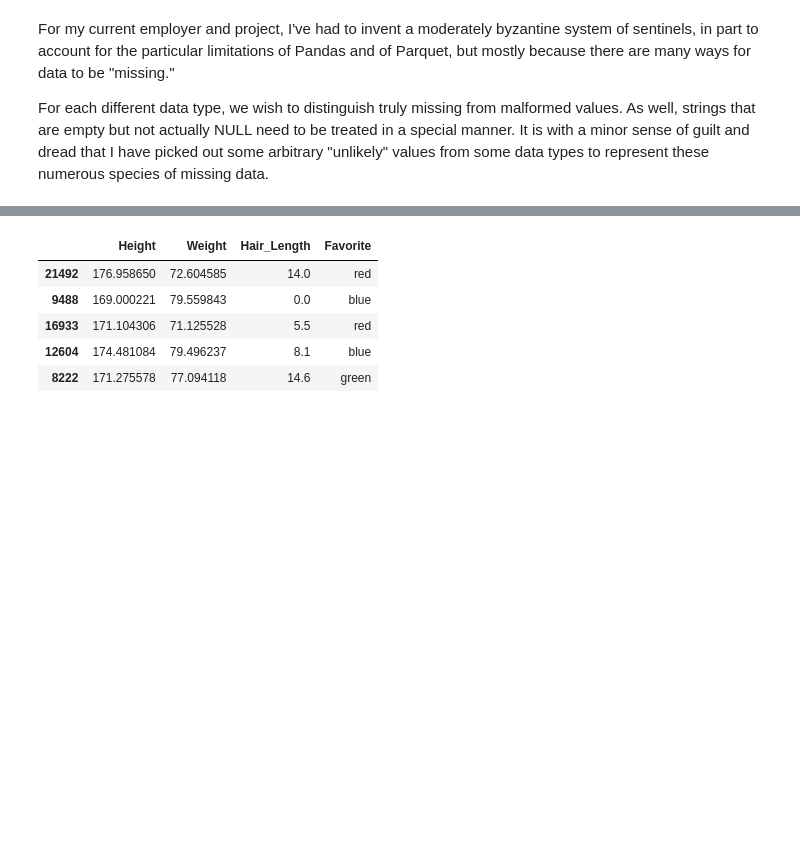
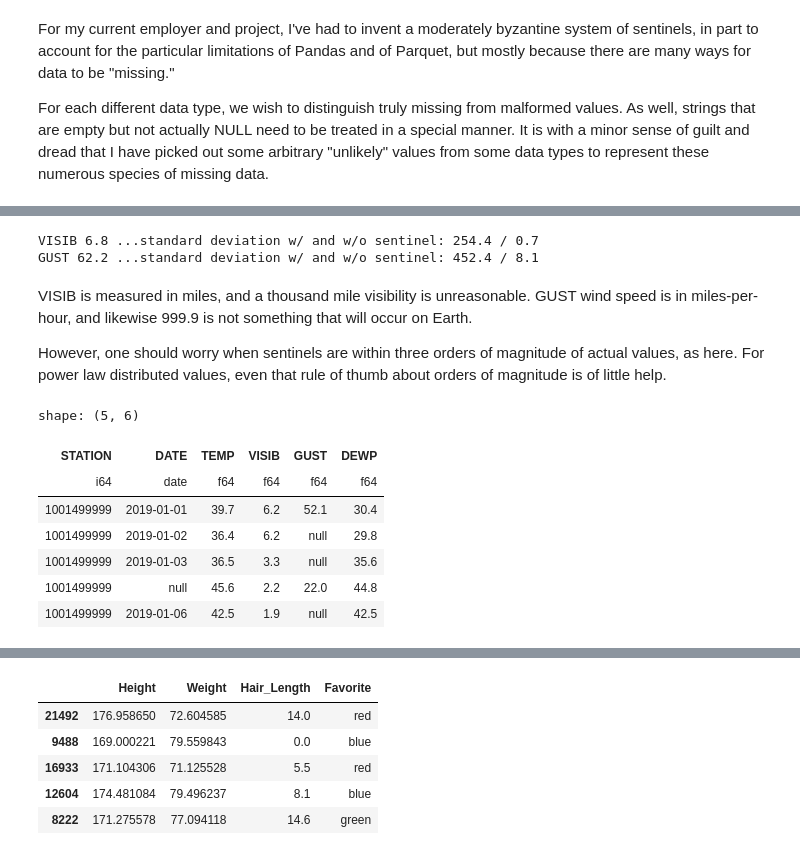
Before and after one commit to DavidMertz/CleaningDataVideo, a Jupyter notebook: Anomaly_Detection.ipynb, the cells around one changed output, grey strips where cells are left out. Saved outputs shown, nothing was run; the diff lists cells and outputs as text; code cells hidden in the pictures; blank space fills up the shorter version.

```diff
--- a/Anomaly_Detection.ipynb
+++ b/Anomaly_Detection.ipynb
@@ -306,0 +260,31 @@ Minimum, maximum and verifying use of integer data type is sufficient to assure
+# %%
+for col in ['VISIB', 'GUST']:
+    s = sorstokken[col]
+    print(col, s.filter(s < 999.9).max(),
+          "...standard deviation w/ and w/o sentinel:",
+          f"{s.std():.1f} / {s.filter(s < 999.9).std():.1f}")
+# %% [output]
+VISIB 6.8 ...standard deviation w/ and w/o sentinel: 254.4 / 0.7
+GUST 62.2 ...standard deviation w/ and w/o sentinel: 452.4 / 8.1
+# %% [markdown]
+VISIB is measured in miles, and a thousand mile visibility is unreasonable.  GUST wind speed is in miles-per-hour, and likewise 999.9 is not something that will occur on Earth.
+
+However, one should worry when sentinels are within three orders of magnitude of actual values, as here.  For power law distributed values, even that rule of thumb about orders of magnitude is of little help.
+# %%
+sorstokken = pl.read_csv('data/sorstokken-no.csv.gz',
+                         null_values={
+                             'DATE': 'UNKNOWN',
+                             'VISIB': '999.9',
+                             'GUST': '999.9'
+                         },
+                         try_parse_dates=True)
+sorstokken.head()
+# %% [output]
+shape: (5, 6)
+| STATION | DATE | TEMP | VISIB | GUST | DEWP |
+| i64 | date | f64 | f64 | f64 | f64 |
+| 1001499999 | 2019-01-01 | 39.7 | 6.2 | 52.1 | 30.4 |
+| 1001499999 | 2019-01-02 | 36.4 | 6.2 | null | 29.8 |
+| 1001499999 | 2019-01-03 | 36.5 | 3.3 | null | 35.6 |
+| 1001499999 | null | 45.6 | 2.2 | 22.0 | 44.8 |
+| 1001499999 | 2019-01-06 | 42.5 | 1.9 | null | 42.5 |
```
Also changed, not shown: parts of 99 cells of this notebook, 37 other files.
